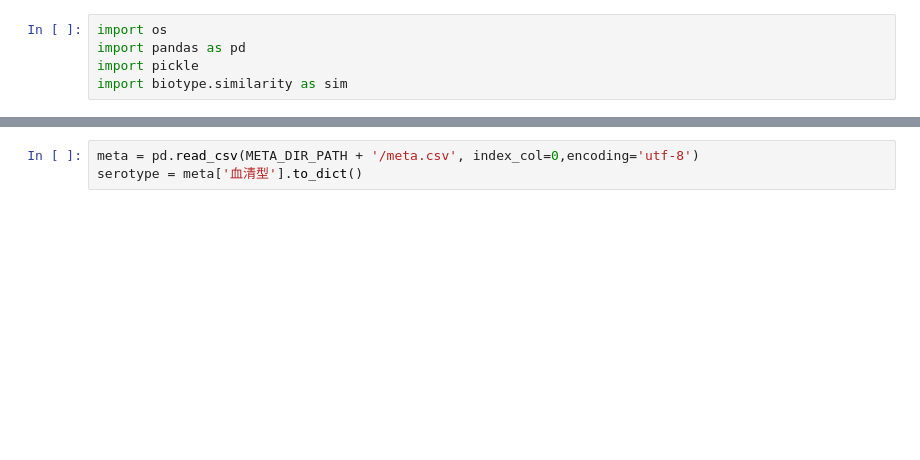
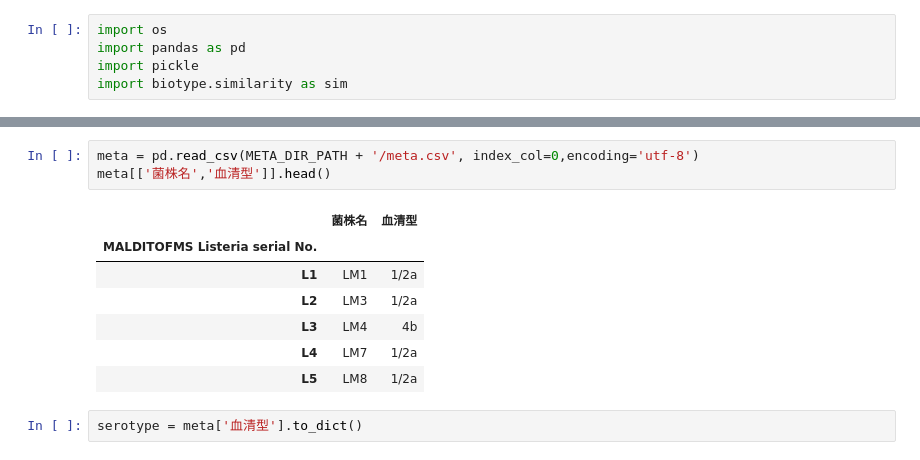
Before and after one commit to kuhaha/biotype, a Jupyter notebook: test4_biotype.ipynb, the cells around one changed output, grey strips where cells are left out. Drawn from its saved outputs; the diff is of its cells as text; blank space fills up the shorter version.

```diff
--- a/test4_biotype.ipynb
+++ b/test4_biotype.ipynb
@@ -13,6 +21,16 @@ files = sorted(files)
-# %%
-meta = pd.read_csv(META_DIR_PATH + '/meta.csv', index_col=0,encoding='utf-8')
-serotype = meta['血清型'].to_dict()
+# %%
+meta = pd.read_csv(META_DIR_PATH + '/meta.csv', index_col=0,encoding='utf-8')
+meta[['菌株名','血清型']].head()
+# %% [output]
+|  | 菌株名 | 血清型 |
+| MALDITOFMS Listeria serial No. |  |  |
+| L1 | LM1 | 1/2a |
+| L2 | LM3 | 1/2a |
+| L3 | LM4 | 4b |
+| L4 | LM7 | 1/2a |
+| L5 | LM8 | 1/2a |
+# %%
+serotype = meta['血清型'].to_dict()
 # %%
 peaks_extracted = []
 n = len(files)
```
Also changed, not shown: parts of 8 cells of this notebook.
